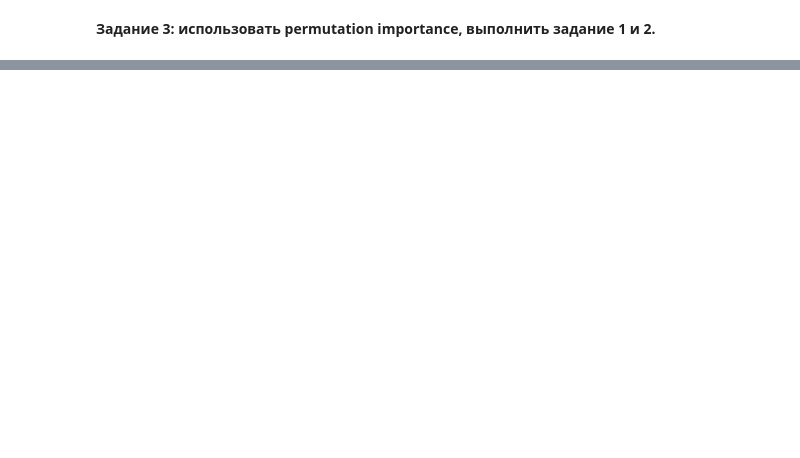
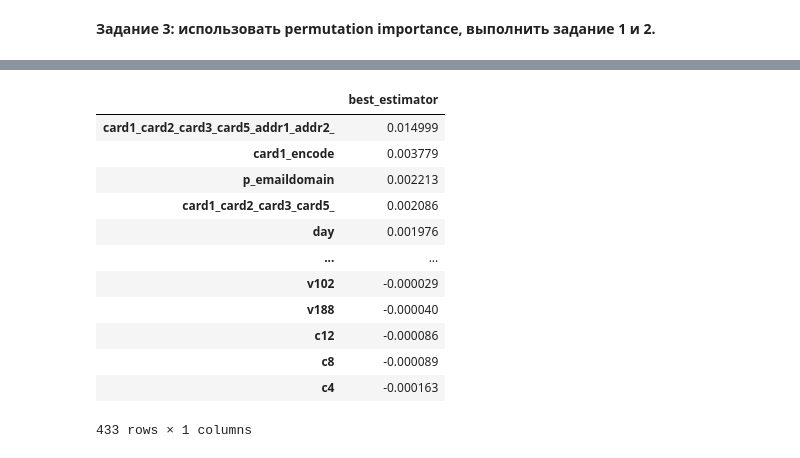
Before and after one commit to AndreyU123/Sports_data_analysis_Kaggle_Platform, a Jupyter notebook: Lesson6/Ukladnikov_Andrey_Lesson6.ipynb, the cells around one changed output, grey strips where cells are left out. Saved outputs shown, nothing was run; the diff lists cells and outputs as text; code cells hidden in the pictures; blank space fills up the shorter version.

```diff
--- a/Lesson6/Ukladnikov_Andrey_Lesson6.ipynb
+++ b/Lesson6/Ukladnikov_Andrey_Lesson6.ipynb
@@ -708,0 +784,31 @@ test_roc_auc
+# %%
+scores, importance = calculate_permutation_importance(
+    model, roc_auc_score, train, target,categorical
+)
+# %%
+features=train.columns
+# %%
+def get_permutation_features_importance_data(features, model):
+    columns=['best_estimator']
+    features_importance_data = pd.DataFrame(index=features,columns=columns)
+    features_importance_data.loc[:,"best_estimator"]=importance
+    features_importance_data=features_importance_data.sort_values(by="best_estimator",ascending=False)
+    return features_importance_data
+# %%
+initial_features_importance_data=get_permutation_features_importance_data(features, model)
+# %%
+initial_features_importance_data
+# %% [output]
+|  | best_estimator |
+| card1_card2_card3_card5_addr1_addr2_ | 0.014999 |
+| card1_encode | 0.003779 |
+| p_emaildomain | 0.002213 |
+| card1_card2_card3_card5_ | 0.002086 |
+| day | 0.001976 |
+| ... | ... |
+| v102 | -0.000029 |
+| v188 | -0.000040 |
+| c12 | -0.000086 |
+| c8 | -0.000089 |
+| c4 | -0.000163 |
+433 rows × 1 columns
```
Also changed, not shown: parts of 51 cells of this notebook.
